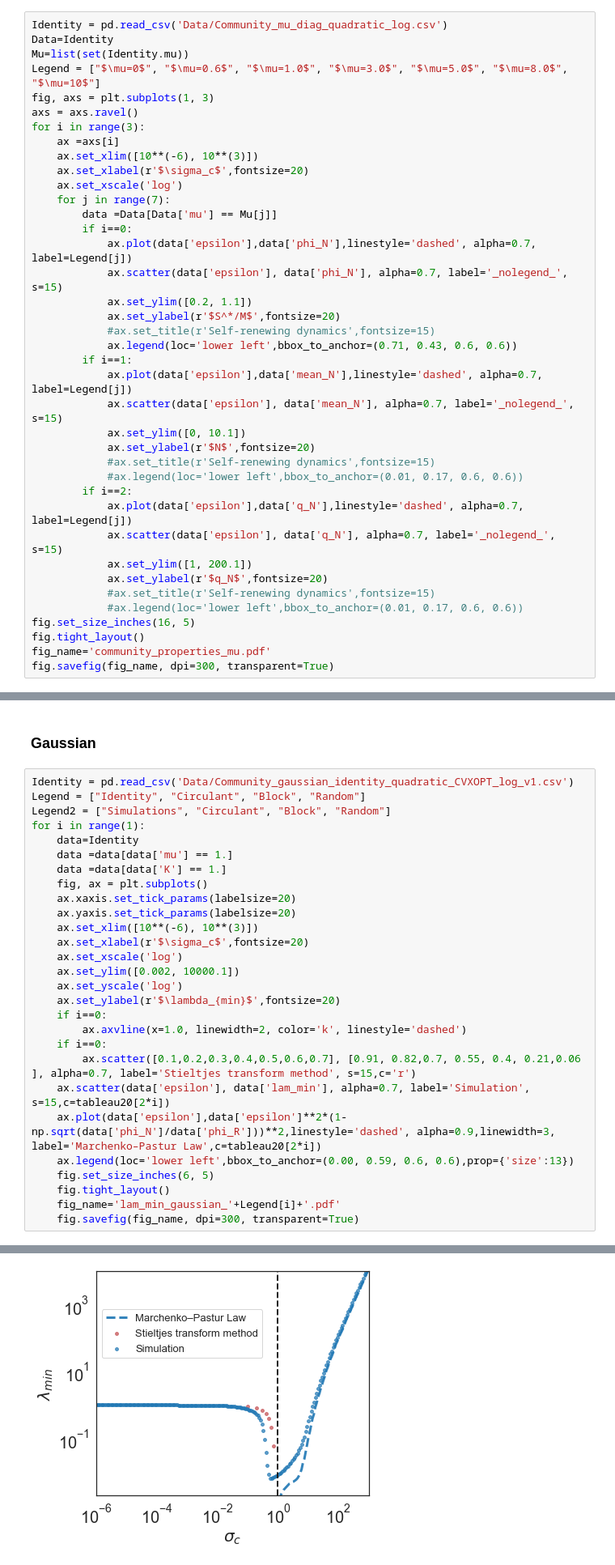
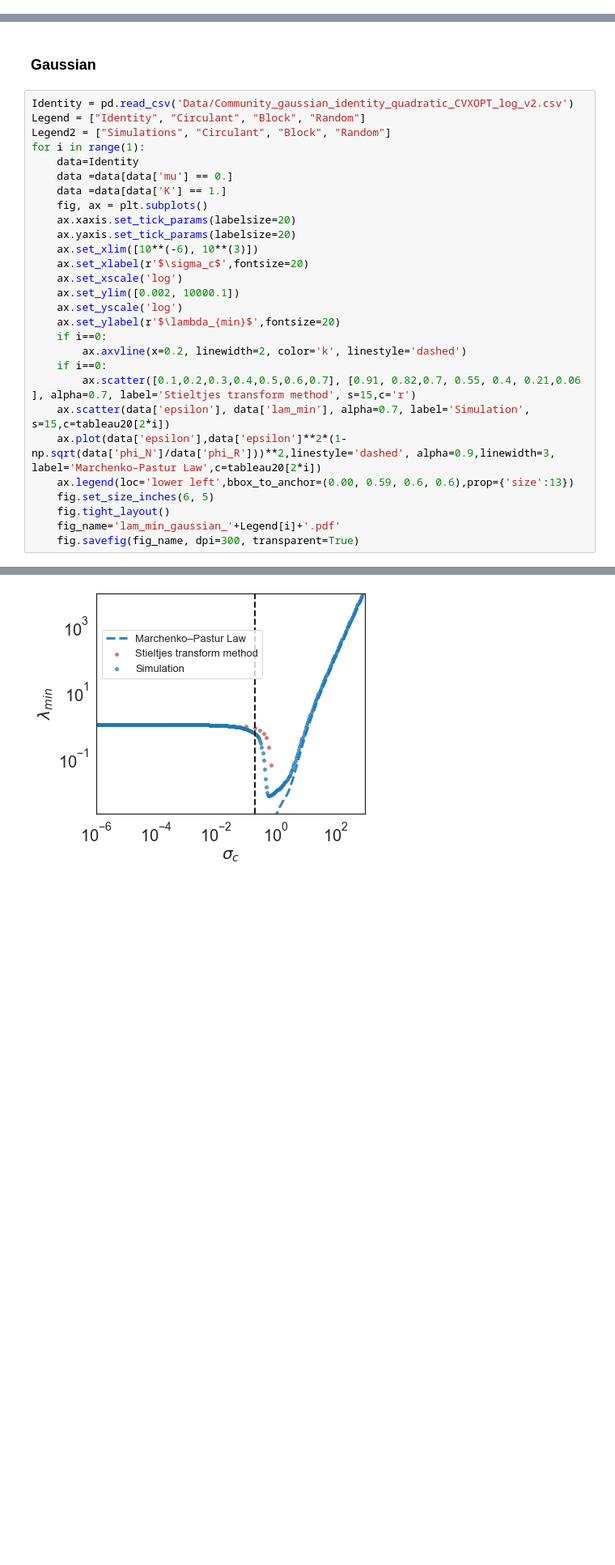
Before and after one commit to Emergent-Behaviors-in-Biology/typical-random-ecosystems, a Jupyter notebook: Plot_paper.ipynb, the cells around one changed output, grey strips where cells are left out. Shown at 81% size. Drawn from its saved outputs; the diff is of its cells as text; blank space fills up the shorter version.

```diff
--- a/Plot_paper.ipynb
+++ b/Plot_paper.ipynb
@@ -473,39 +847,0 @@ fig.savefig(fig_name, dpi=300, transparent=True)
-# %%
-Identity = pd.read_csv('Data/Community_mu_diag_quadratic_log.csv')
-Data=Identity
-Mu=list(set(Identity.mu))
-Legend = ["$\mu=0$", "$\mu=0.6$", "$\mu=1.0$", "$\mu=3.0$", "$\mu=5.0$", "$\mu=8.0$", "$\mu=10$"]
-fig, axs = plt.subplots(1, 3)
-axs = axs.ravel()
-for i in range(3):
-    ax =axs[i]
-    ax.set_xlim([10**(-6), 10**(3)])
-    ax.set_xlabel(r'$\sigma_c$',fontsize=20)
-    ax.set_xscale('log')
-    for j in range(7):
-        data =Data[Data['mu'] == Mu[j]]
-        if i==0:
-            ax.plot(data['epsilon'],data['phi_N'],linestyle='dashed', alpha=0.7, label=Legend[j])
-            ax.scatter(data['epsilon'], data['phi_N'], alpha=0.7, label='_nolegend_', s=15)
-            ax.set_ylim([0.2, 1.1])
-            ax.set_ylabel(r'$S^*/M$',fontsize=20)
-            #ax.set_title(r'Self-renewing dynamics',fontsize=15)
-            ax.legend(loc='lower left',bbox_to_anchor=(0.71, 0.43, 0.6, 0.6))
-        if i==1:
-            ax.plot(data['epsilon'],data['mean_N'],linestyle='dashed', alpha=0.7, label=Legend[j])
-            ax.scatter(data['epsilon'], data['mean_N'], alpha=0.7, label='_nolegend_', s=15)
-            ax.set_ylim([0, 10.1])
-            ax.set_ylabel(r'$N$',fontsize=20)
-            #ax.set_title(r'Self-renewing dynamics',fontsize=15)
-            #ax.legend(loc='lower left',bbox_to_anchor=(0.01, 0.17, 0.6, 0.6))
-        if i==2:
-            ax.plot(data['epsilon'],data['q_N'],linestyle='dashed', alpha=0.7, label=Legend[j])
-            ax.scatter(data['epsilon'], data['q_N'], alpha=0.7, label='_nolegend_', s=15)
-            ax.set_ylim([1, 200.1])
-            ax.set_ylabel(r'$q_N$',fontsize=20)
-            #ax.set_title(r'Self-renewing dynamics',fontsize=15)
-            #ax.legend(loc='lower left',bbox_to_anchor=(0.01, 0.17, 0.6, 0.6))
-fig.set_size_inches(16, 5)
-fig.tight_layout()
-fig_name='community_properties_mu.pdf'
-fig.savefig(fig_name, dpi=300, transparent=True)
@@ -615,33 +850,33 @@ fig.savefig(fig_name, dpi=300, transparent=True)
 # %% [markdown]
 ### Gaussian
 # %%
-Identity = pd.read_csv('Data/Community_gaussian_identity_quadratic_CVXOPT_log_v1.csv')
+Identity = pd.read_csv('Data/Community_gaussian_identity_quadratic_CVXOPT_log_v2.csv')
 Legend = ["Identity", "Circulant", "Block", "Random"]
 Legend2 = ["Simulations", "Circulant", "Block", "Random"]
 for i in range(1):
     data=Identity
-    data =data[data['mu'] == 1.]
+    data =data[data['mu'] == 0.]
     data =data[data['K'] == 1.]
     fig, ax = plt.subplots()
     ax.xaxis.set_tick_params(labelsize=20)
     ax.yaxis.set_tick_params(labelsize=20)
     ax.set_xlim([10**(-6), 10**(3)])
     ax.set_xlabel(r'$\sigma_c$',fontsize=20)
     ax.set_xscale('log')
     ax.set_ylim([0.002, 10000.1])
     ax.set_yscale('log')
     ax.set_ylabel(r'$\lambda_{min}$',fontsize=20)
     if i==0:
-        ax.axvline(x=1.0, linewidth=2, color='k', linestyle='dashed')
+        ax.axvline(x=0.2, linewidth=2, color='k', linestyle='dashed')
     if i==0:
         ax.scatter([0.1,0.2,0.3,0.4,0.5,0.6,0.7], [0.91, 0.82,0.7, 0.55, 0.4, 0.21,0.06 ], alpha=0.7, label='Stieltjes transform method', s=15,c='r')
     ax.scatter(data['epsilon'], data['lam_min'], alpha=0.7, label='Simulation', s=15,c=tableau20[2*i])
     ax.plot(data['epsilon'],data['epsilon']**2*(1-np.sqrt(data['phi_N']/data['phi_R']))**2,linestyle='dashed', alpha=0.9,linewidth=3, label='Marchenko–Pastur Law',c=tableau20[2*i])
     ax.legend(loc='lower left',bbox_to_anchor=(0.00, 0.59, 0.6, 0.6),prop={'size':13})
     fig.set_size_inches(6, 5)
     fig.tight_layout()
     fig_name='lam_min_gaussian_'+Legend[i]+'.pdf'
     fig.savefig(fig_name, dpi=300, transparent=True)
 # %% [output]
 'c' argument looks like a single numeric RGB or RGBA sequence, which should be avoided as value-mapping will have precedence in case its length matches with 'x' & 'y'.  Please use a 2-D array with a s ...
-[figure, old version]
+[figure, new version]
```
Also changed, not shown: parts of 44 cells of this notebook, 2 other files.
